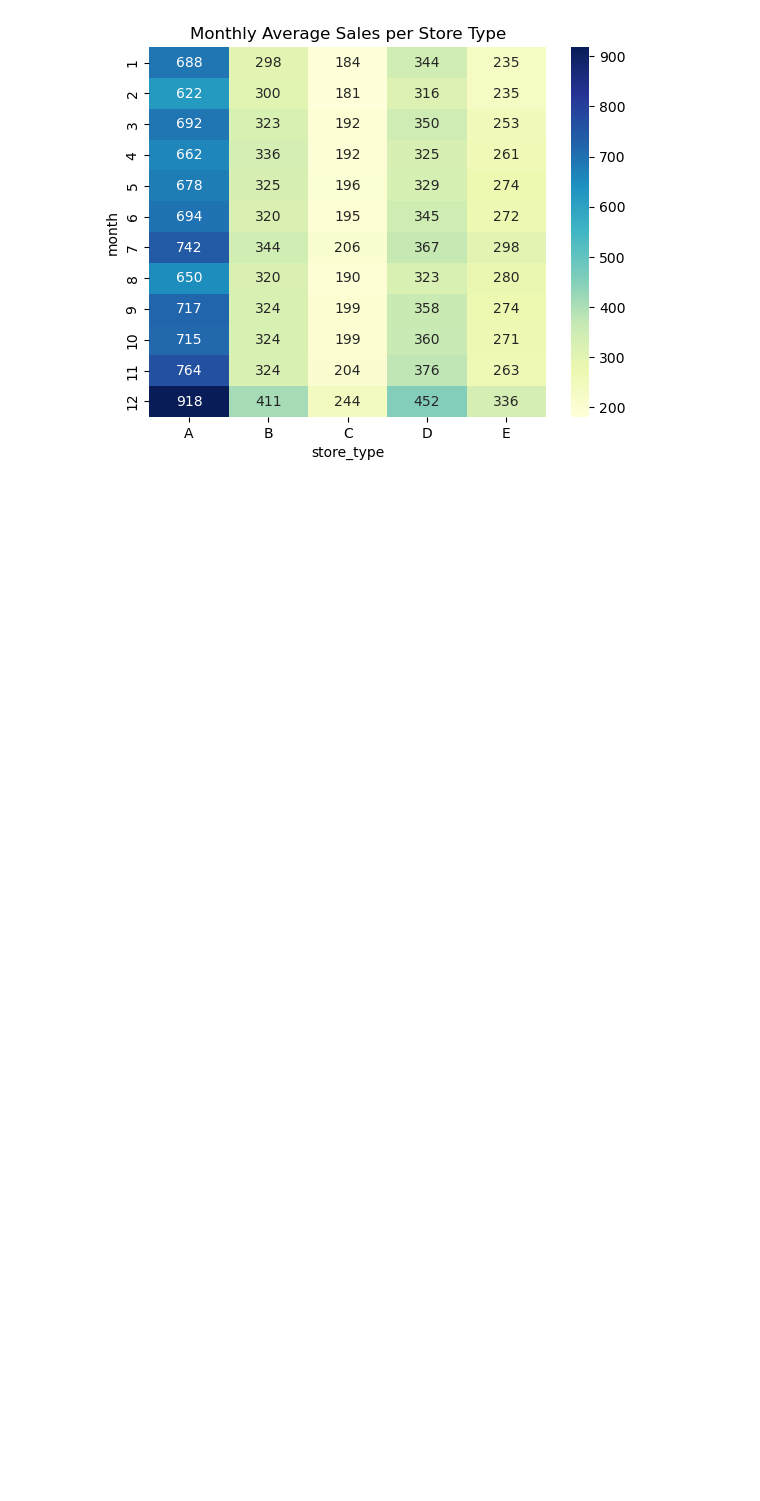
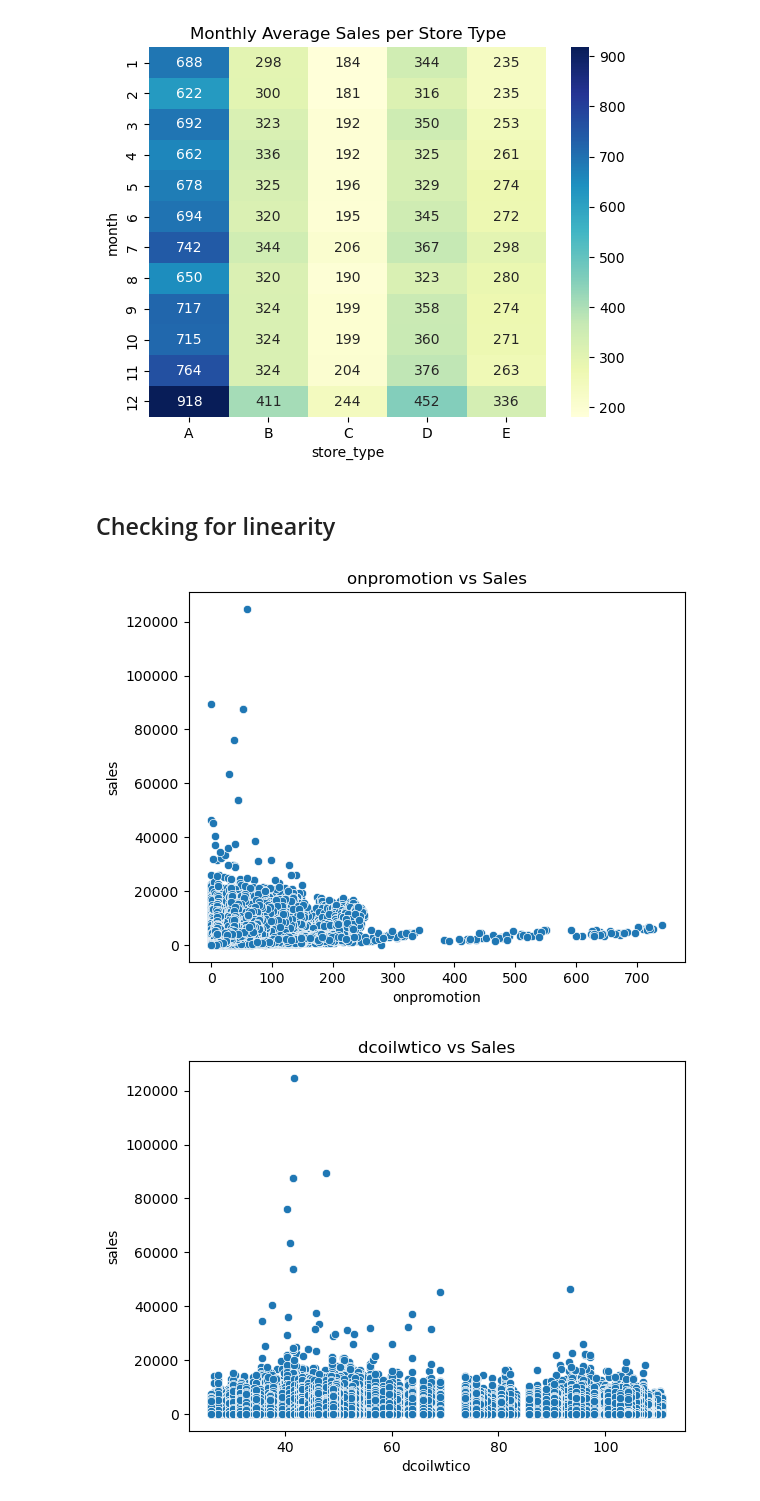
Before and after one commit to Seif-Eldin-Omar/sales-forecasting-optimization, a Jupyter notebook: notebooks/EDA_NB1.ipynb, the cells around one changed output. Cells and saved outputs as stored; diff of their text form; code cells hidden in the pictures; blank space fills up the shorter version.

```diff
--- a/notebooks/EDA_NB1.ipynb
+++ b/notebooks/EDA_NB1.ipynb
@@ -617,3 +576,14 @@ plt.title('Monthly Average Sales per Store Type')
 plt.show()
 # %% [output]
 [figure]
+# %% [markdown]
+## Checking for linearity
+# %%
+numerical_features = ['onpromotion', 'dcoilwtico', 'transactions']
+for feature in numerical_features:
+    sns.scatterplot(x=df_train[feature], y=df_train['sales'])
+    plt.title(f'{feature} vs Sales')
+    plt.show()
+# %% [output]
+[figure, added]
+[figure, added]
```
Also changed, not shown: parts of 15 cells of this notebook.
